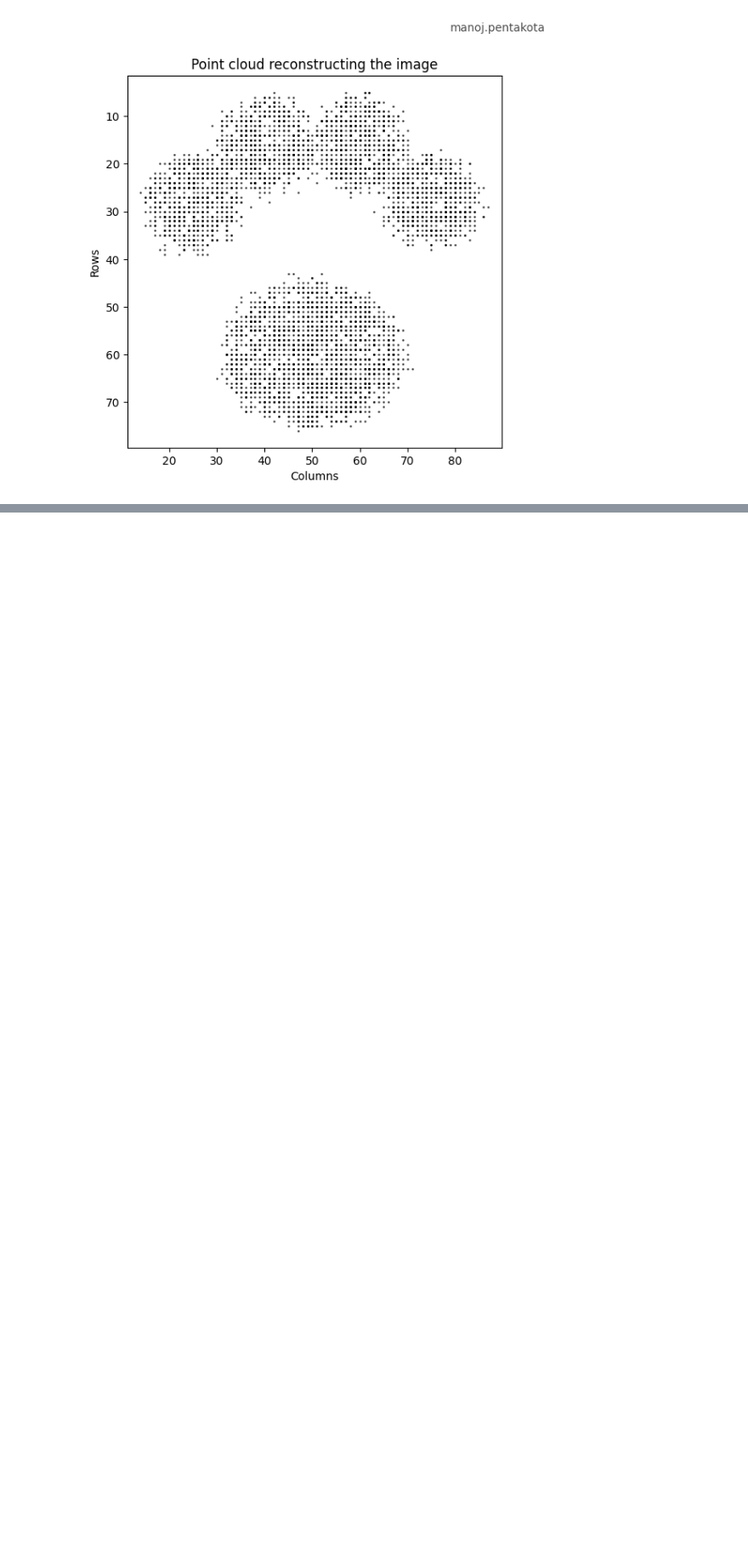
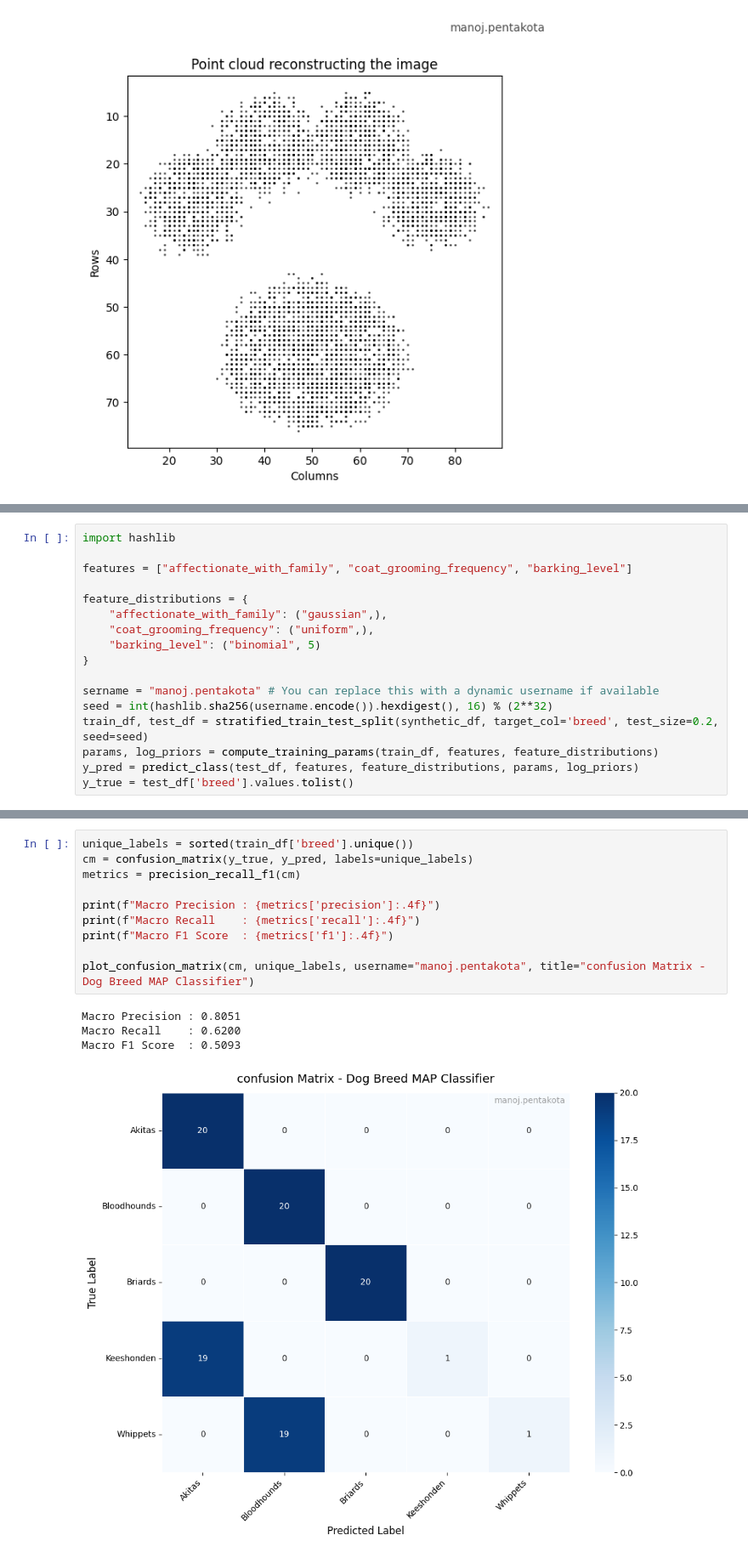
Before and after one commit to suryamanoj4/SMAI-A1, a Jupyter notebook: SMAI_A1.ipynb, the cells around one changed output, grey strips where cells are left out. Shown at 85% size. Drawn from its saved outputs; the diff is of its cells as text; blank space fills up the shorter version.

Commit message:
complete naive bayes classifier in 2.2 and spam detection in 2.3

```diff
--- a/SMAI_A1.ipynb
+++ b/SMAI_A1.ipynb
@@ -826,0 +1152,17 @@ plt.show()
+# %%
+import hashlib
+
+features = ["affectionate_with_family", "coat_grooming_frequency", "barking_level"]
+
+feature_distributions = {
+    "affectionate_with_family": ("gaussian",),
+    "coat_grooming_frequency": ("uniform",),
+    "barking_level": ("binomial", 5)
+}
+
+sername = "manoj.pentakota" # You can replace this with a dynamic username if available
+seed = int(hashlib.sha256(username.encode()).hexdigest(), 16) % (2**32)
+train_df, test_df = stratified_train_test_split(synthetic_df, target_col='breed', test_size=0.2, seed=seed)
+params, log_priors = compute_training_params(train_df, features, feature_distributions)
+y_pred = predict_class(test_df, features, feature_distributions, params, log_priors)
+y_true = test_df['breed'].values.tolist()
@@ -826,0 +1253,15 @@ plt.show()
+# %%
+unique_labels = sorted(train_df['breed'].unique())
+cm = confusion_matrix(y_true, y_pred, labels=unique_labels)
+metrics = precision_recall_f1(cm)
+
+print(f"Macro Precision : {metrics['precision']:.4f}")
+print(f"Macro Recall    : {metrics['recall']:.4f}")
+print(f"Macro F1 Score  : {metrics['f1']:.4f}")
+
+plot_confusion_matrix(cm, unique_labels, username="manoj.pentakota", title="confusion Matrix - Dog Breed MAP Classifier")
+# %% [output]
+Macro Precision : 0.8051
+Macro Recall    : 0.6200
+Macro F1 Score  : 0.5093
+[figure, added]
```
Also changed, not shown: parts of 13 cells of this notebook.
